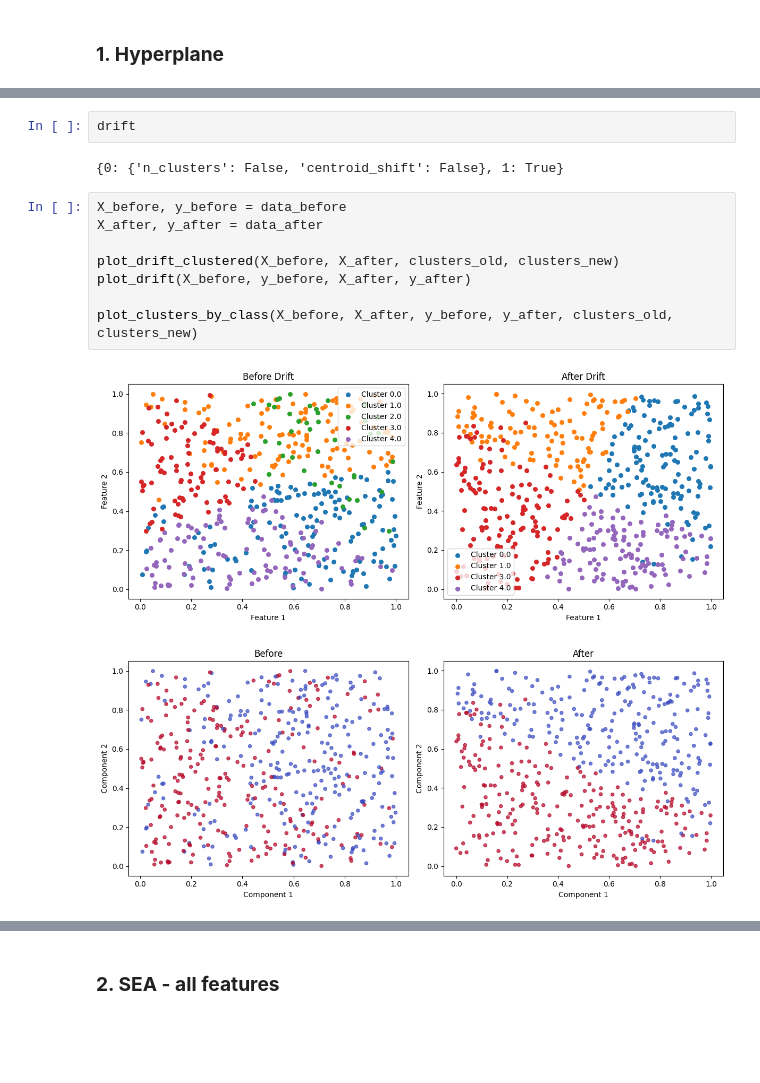
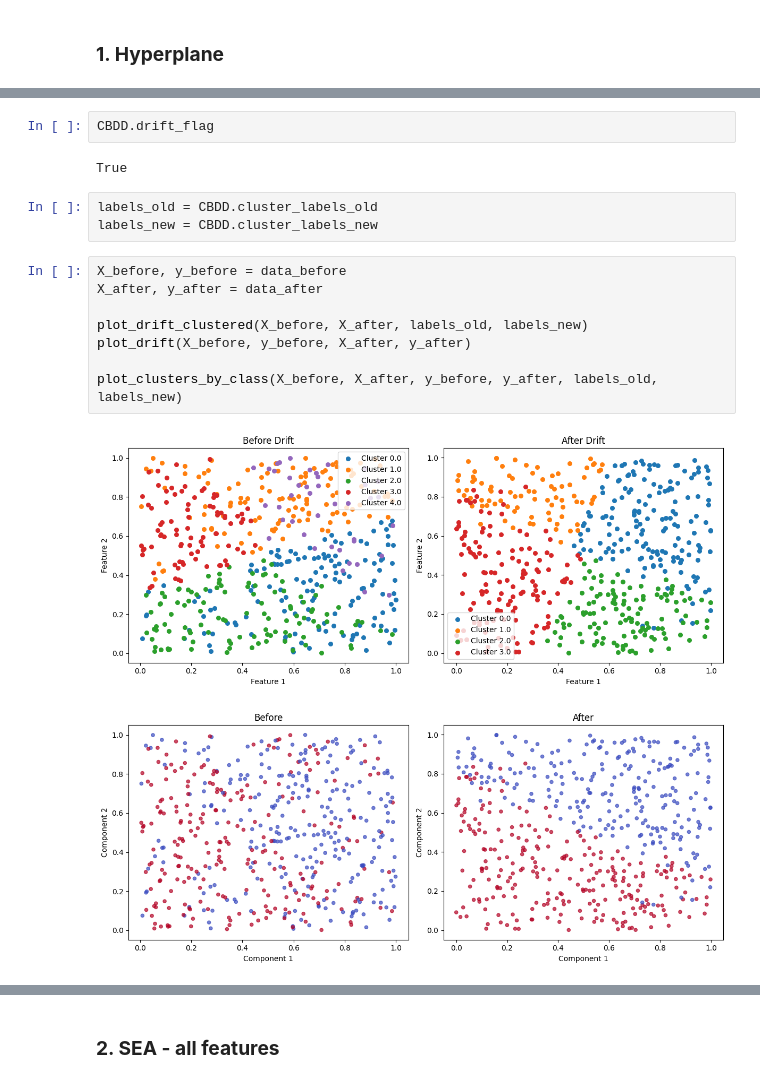
Before and after one commit to KubaCzech/DriftDetectionWithExplainableAI, a Jupyter notebook: notebooks/data_drift.ipynb, the cells around one changed output, grey strips where cells are left out. Saved outputs shown, nothing was run; the diff lists cells and outputs as text; blank space fills up the shorter version.

Commit message:
clustering finished

```diff
--- a/notebooks/data_drift.ipynb
+++ b/notebooks/data_drift.ipynb
@@ -996,15 +1027,18 @@ drift, details, clusters_old, clusters_new = CBDD.detect(data_before, data_after
+# %%
+CBDD.drift_flag
+# %% [output]
+True
 # %%
-drift
+labels_old = CBDD.cluster_labels_old
+labels_new = CBDD.cluster_labels_new
-# %% [output]
-{0: {'n_clusters': False, 'centroid_shift': False}, 1: True}
 # %%
 X_before, y_before = data_before
 X_after, y_after = data_after
 
-plot_drift_clustered(X_before, X_after, clusters_old, clusters_new)
+plot_drift_clustered(X_before, X_after, labels_old, labels_new)
 plot_drift(X_before, y_before, X_after, y_after)
 
-plot_clusters_by_class(X_before, X_after, y_before, y_after, clusters_old, clusters_new)
+plot_clusters_by_class(X_before, X_after, y_before, y_after, labels_old, labels_new)
 # %% [output]
-[figure, old version]
+[figure, new version]
 [figure]
```
Also changed, not shown: parts of 7 cells of this notebook.
